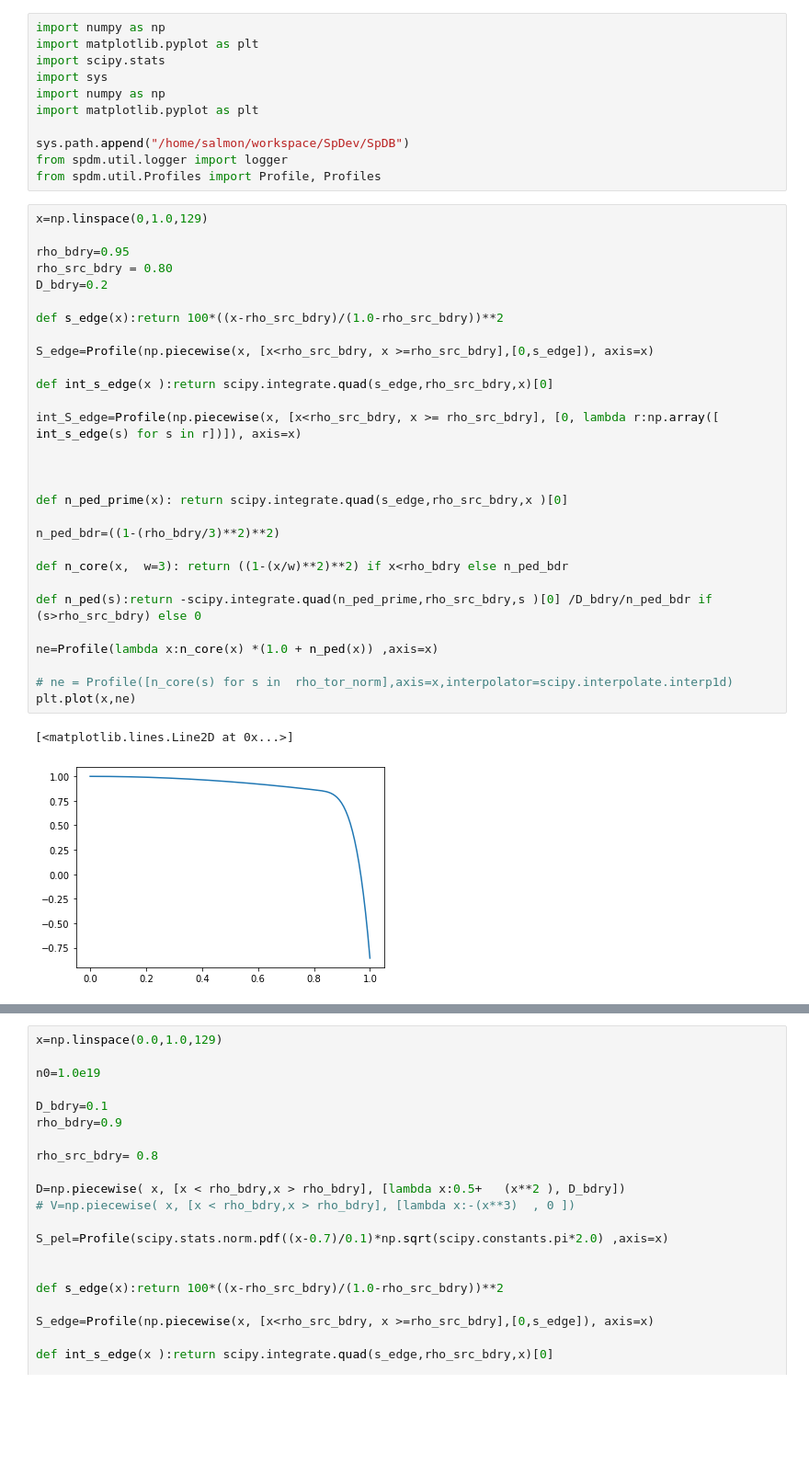
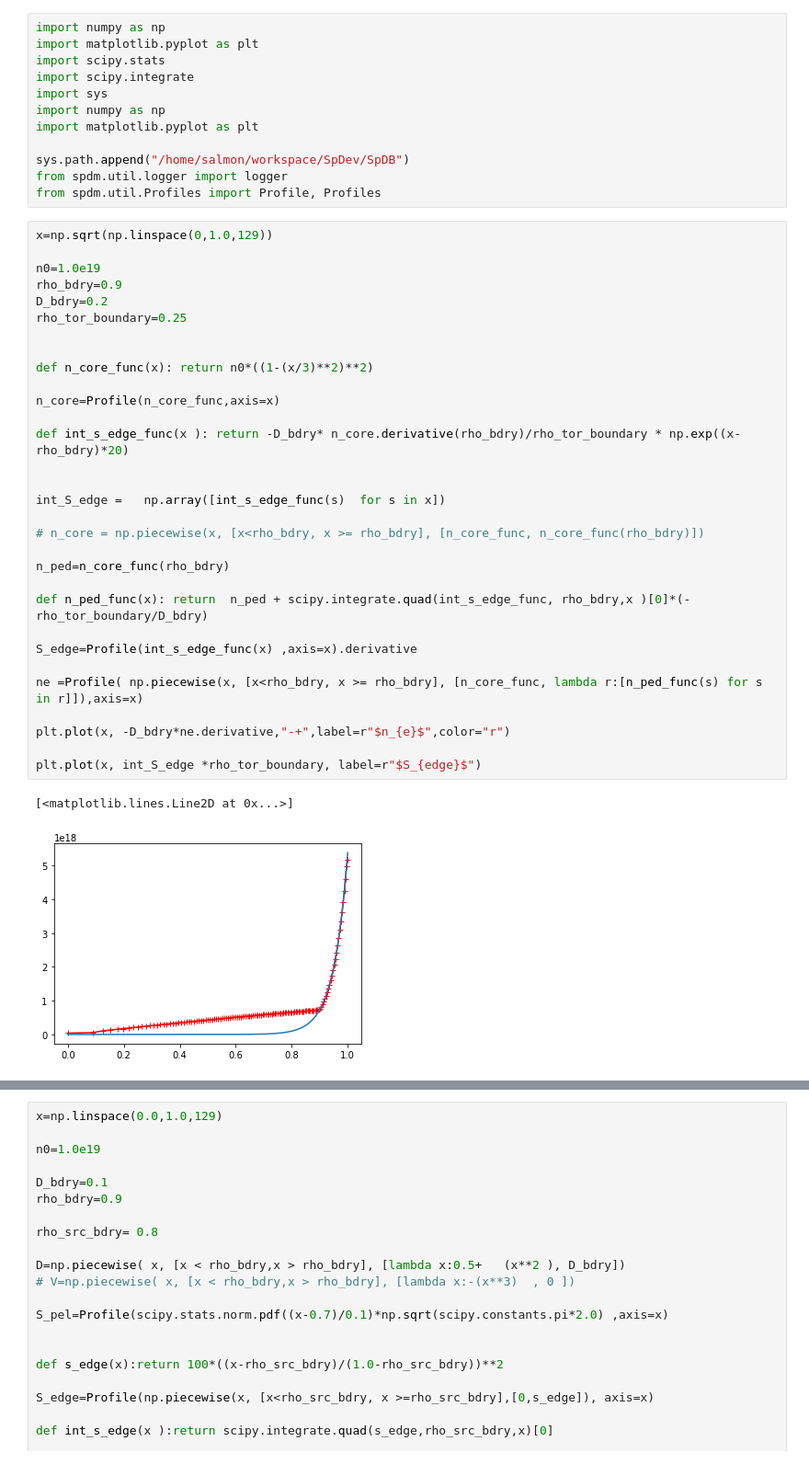
Before and after one commit to fusion-yun/fytok_old, a Jupyter notebook: examples/benchmark.ipynb, the cells around one changed output, grey strips where cells are left out. Shown at 92% size. Saved outputs shown, nothing was run; the diff lists cells and outputs as text; blank space fills up the shorter version.

```diff
--- a/examples/benchmark.ipynb
+++ b/examples/benchmark.ipynb
@@ -2,6 +2,7 @@
 import numpy as np
 import matplotlib.pyplot as plt
 import scipy.stats
+import scipy.integrate
 import sys
 import numpy as np
 import matplotlib.pyplot as plt
@@ -9,35 +10,37 @@ import matplotlib.pyplot as plt
 sys.path.append("/home/salmon/workspace/SpDev/SpDB")
 from spdm.util.logger import logger
 from spdm.util.Profiles import Profile, Profiles
-# %%
-x=np.linspace(0,1.0,129)
-
-rho_bdry=0.95
-rho_src_bdry = 0.80
-D_bdry=0.2
-
-def s_edge(x):return 100*((x-rho_src_bdry)/(1.0-rho_src_bdry))**2
-
-S_edge=Profile(np.piecewise(x, [x<rho_src_bdry, x >=rho_src_bdry],[0,s_edge]), axis=x)
-
-def int_s_edge(x ):return scipy.integrate.quad(s_edge,rho_src_bdry,x)[0]
-
-int_S_edge=Profile(np.piecewise(x, [x<rho_src_bdry, x >= rho_src_bdry], [0, lambda r:np.array([ int_s_edge(s) for s in r])]), axis=x)
-
-
-
-def n_ped_prime(x): return scipy.integrate.quad(s_edge,rho_src_bdry,x )[0]
-
-n_ped_bdr=((1-(rho_bdry/3)**2)**2)
-
-def n_core(x,  w=3): return ((1-(x/w)**2)**2) if x<rho_bdry else n_ped_bdr
-
-def n_ped(s):return -scipy.integrate.quad(n_ped_prime,rho_src_bdry,s )[0] /D_bdry/n_ped_bdr if (s>rho_src_bdry) else 0
-
-ne=Profile(lambda x:n_core(x) *(1.0 + n_ped(x)) ,axis=x)
-
-# ne = Profile([n_core(s) for s in  rho_tor_norm],axis=x,interpolator=scipy.interpolate.interp1d)
-plt.plot(x,ne)
-# %% [output]
-[<matplotlib.lines.Line2D at 0x...>]
-[figure, removed]
+# %%
+x=np.sqrt(np.linspace(0,1.0,129))
+
+n0=1.0e19
+rho_bdry=0.9
+D_bdry=0.2
+rho_tor_boundary=0.25
+
+
+def n_core_func(x): return n0*((1-(x/3)**2)**2)
+
+n_core=Profile(n_core_func,axis=x)
+
+def int_s_edge_func(x ): return -D_bdry* n_core.derivative(rho_bdry)/rho_tor_boundary * np.exp((x-rho_bdry)*20)
+
+
+int_S_edge =   np.array([int_s_edge_func(s)  for s in x])
+
+# n_core = np.piecewise(x, [x<rho_bdry, x >= rho_bdry], [n_core_func, n_core_func(rho_bdry)])
+
+n_ped=n_core_func(rho_bdry)
+
+def n_ped_func(x): return  n_ped + scipy.integrate.quad(int_s_edge_func, rho_bdry,x )[0]*(-rho_tor_boundary/D_bdry)
+
+S_edge=Profile(int_s_edge_func(x) ,axis=x).derivative
+
+ne =Profile( np.piecewise(x, [x<rho_bdry, x >= rho_bdry], [n_core_func, lambda r:[n_ped_func(s) for s in r]]),axis=x)
+
+plt.plot(x, -D_bdry*ne.derivative,"-+",label=r"$n_{e}$",color="r")
+
+plt.plot(x, int_S_edge *rho_tor_boundary, label=r"$S_{edge}$")
+# %% [output]
+[<matplotlib.lines.Line2D at 0x...>]
+[figure, added]
```
Also changed, not shown: parts of 8 cells of this notebook, 11 other files.
